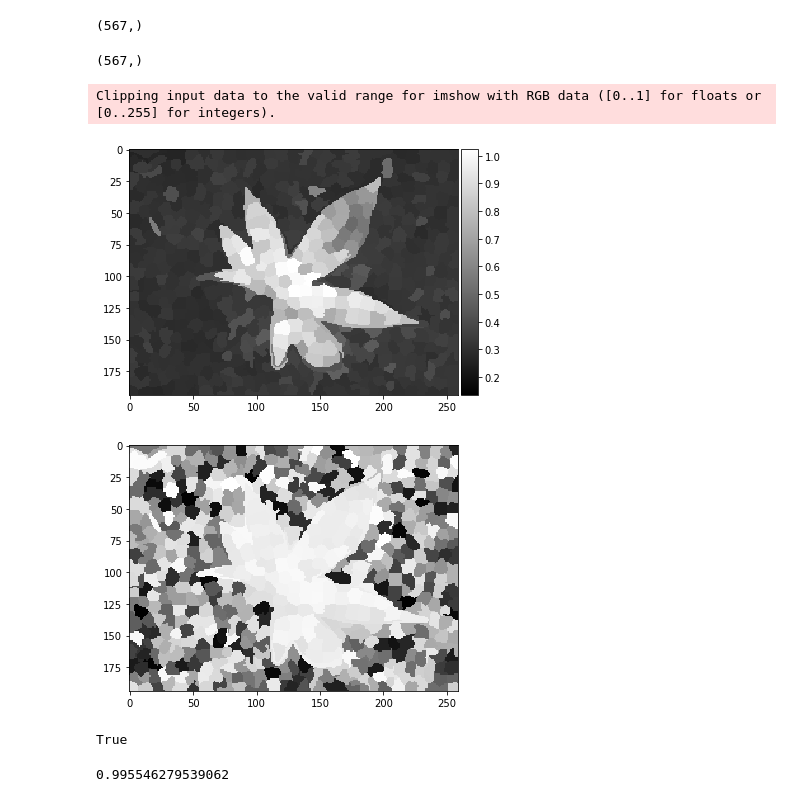
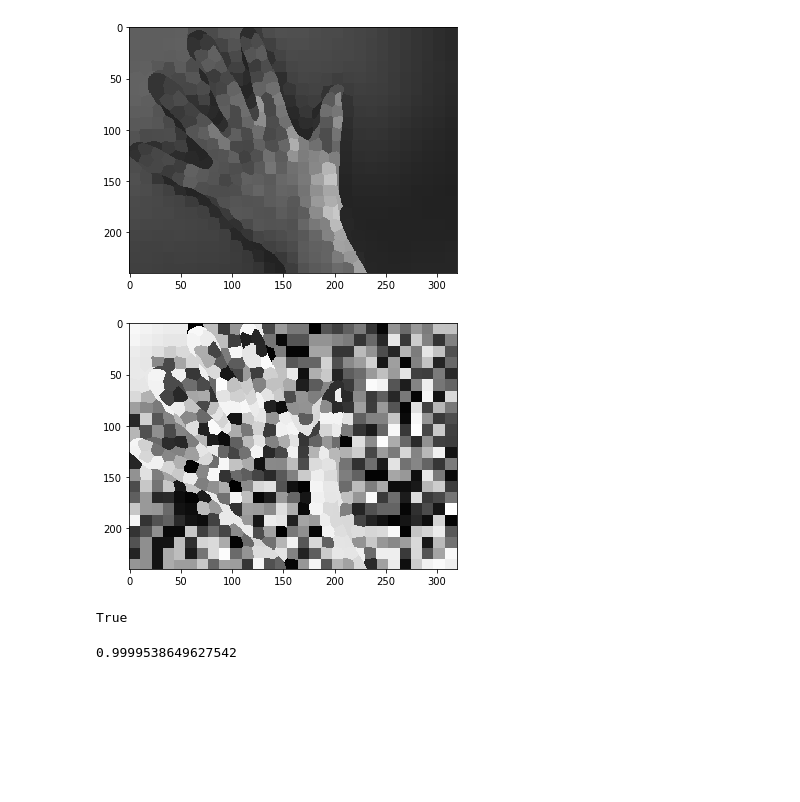
Before and after one commit to deepaksinghcv/Contrast-Based-Filtering-for-Salient-Region-Detection, a Jupyter notebook: code/src/Super_pixels.ipynb, the cells around one changed output. Cells and saved outputs as stored; diff of their text form; code cells hidden in the pictures; blank space fills up the shorter version.

```diff
--- a/code/src/Super_pixels.ipynb
+++ b/code/src/Super_pixels.ipynb
@@ -29,7 +29,7 @@ def abstract(i):
 
     # show the output of SLIC
 
-    plt.imshow(mark_boundaries(image_rgb, segments))
+    plt.imshow(mark_boundaries(image, segments))
     plt.savefig('segment.jpg')
     plt.show()
     n_segments = segments.max() + 1
@@ -127,9 +125,9 @@ def abstract(i):
 # cv2.imwrite('image_copy.jpg',(image_copy * 255).astype('uint8'))
 # %%
 from skimage import io
-image=io.imread('flower.jpg')
-image_uniqueness=np.zeros((image_norm.shape[0],image_norm.shape[1],3))
-image_distribution=np.zeros((image_norm.shape[0],image_norm.shape[1],3))
+image=io.imread('hands1.jpg')
+image_uniqueness=np.zeros((image.shape[0],image.shape[1],3))
+image_distribution=np.zeros((image.shape[0],image.shape[1],3))
 
 colors=[]
 positions=[]
@@ -200,35 +198,32 @@ def distributionAssignment(c,p):
     return D
 # %%
 Uniqueness=uniquenessAssignment(colors,positions)
-Uniqueness.shape
+U_norm=Uniqueness/max(Uniqueness)
-# %% [output]
-(567,)
 # %%
 dist=distributionAssignment(colors,positions)
 dist.shape
+dist_norm=dist/max(dist)
-# %% [output]
-(567,)
 # %%
 im_test=[]
 
 for i in range(len(d_p)):
     for k in range(len(d_p[i])):
 
         row=d_p[i][k][0]
         col=d_p[i][k][1]
         image_uniqueness[row,col]=Uniqueness[i]
         image_distribution[row,col]=dist[i]
 io.imshow(image_uniqueness/255,cmap='gray')
 io.show()
 io.imshow(255-np.uint8(image_distribution*255))
 io.show()
-cv2.imwrite('dis.jpg',image_distribution)
+cv2.imwrite('dis.jpg',255-np.uint8(image_distribution*255))
+cv2.imwrite('un.jpg',image_uniqueness)
 # %% [output]
-Clipping input data to the valid range for imshow with RGB data ([0..1] for floats or [0..255] for integers).
-[figure, old version]
+[figure, new version]
-[figure, old version]
+[figure, new version]
-True
+True
 # %%
 wp(colors[0],colors[1])
 # %% [output]
-0.995546279539062
+0.9999538649627542
```
Also changed, not shown: parts of 5 cells of this notebook.
